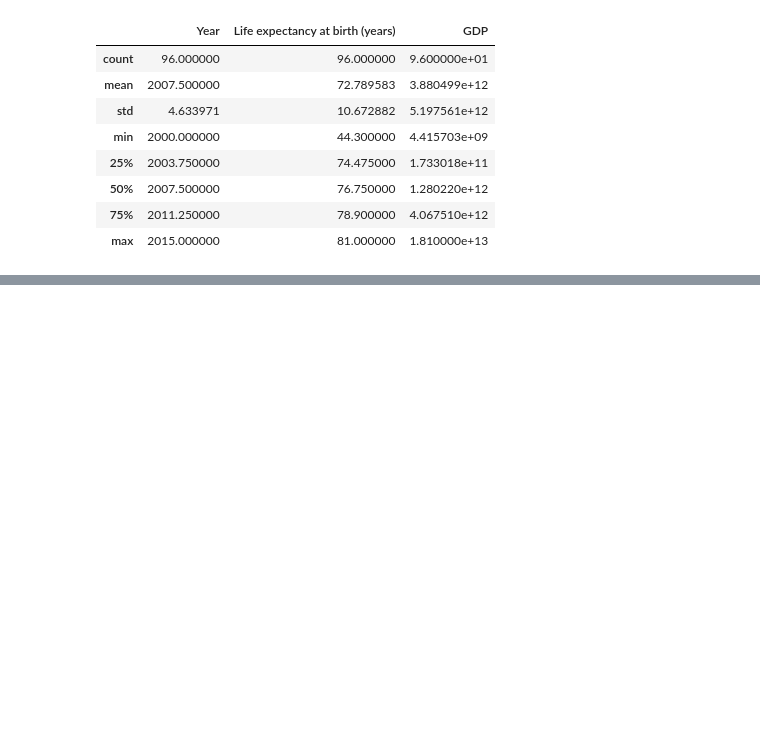
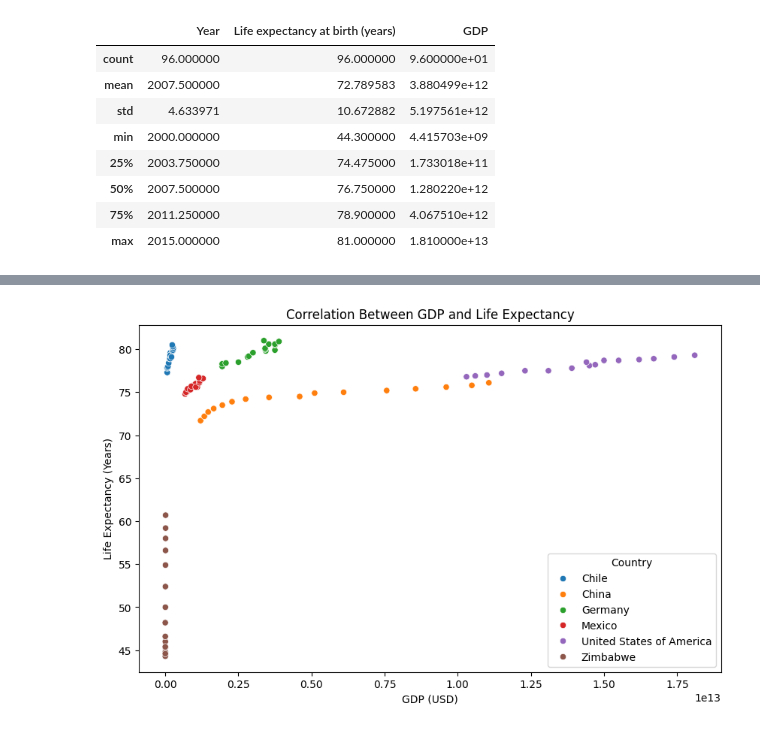
Before and after one commit to gabrielarcangelbol/life-expectancy-gdp, a Jupyter notebook: life_expectancy_gdp.ipynb, the cells around one changed output, grey strips where cells are left out. Cells and saved outputs as stored; diff of their text form; code cells hidden in the pictures; blank space fills up the shorter version.

```diff
--- a/life_expectancy_gdp.ipynb
+++ b/life_expectancy_gdp.ipynb
@@ -179,0 +249,11 @@ memory usage: 3.1+ KB
+# %%
+# Scatter plot for correlation between GDP and Life Expectancy
+plt.figure(figsize=(10, 6))
+sns.scatterplot(data=df, x="GDP", y="Life expectancy at birth (years)", hue="Country")
+plt.title("Correlation Between GDP and Life Expectancy")
+plt.xlabel("GDP (USD)")
+plt.ylabel("Life Expectancy (Years)")
+plt.legend(title="Country")
+plt.show()
+# %% [output]
+[figure, added]
```
Also changed, not shown: parts of 9 cells of this notebook.
